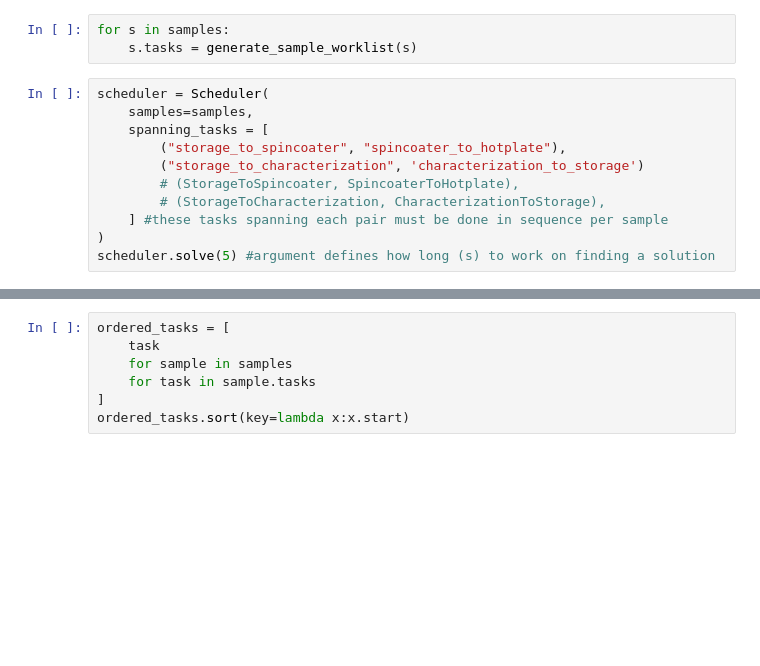
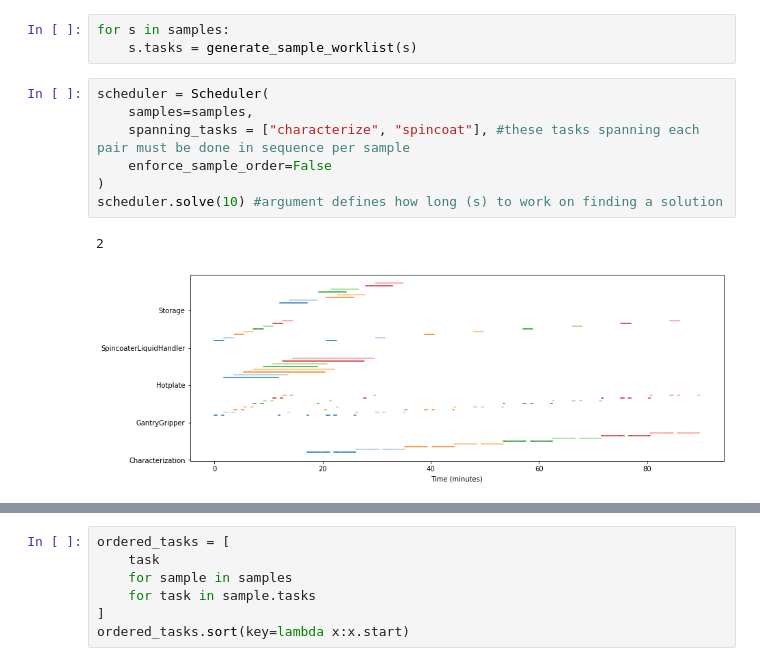
Before and after one commit to fenning-research-group/PASCAL, a Jupyter notebook: frgpascal/Examples/20210703 Planning Phase.ipynb, the cells around one changed output, grey strips where cells are left out. Saved outputs shown, nothing was run; the diff lists cells and outputs as text; blank space fills up the shorter version.

```diff
--- a/frgpascal/Examples/20210703 Planning Phase.ipynb
+++ b/frgpascal/Examples/20210703 Planning Phase.ipynb
@@ -495,11 +508,10 @@ for s in samples:
 # %%
 scheduler = Scheduler(
     samples=samples,
-    spanning_tasks = [
-        ("storage_to_spincoater", "spincoater_to_hotplate"),
-        ("storage_to_characterization", 'characterization_to_storage')
-        # (StorageToSpincoater, SpincoaterToHotplate),
-        # (StorageToCharacterization, CharacterizationToStorage),
-    ] #these tasks spanning each pair must be done in sequence per sample
+    spanning_tasks = ["characterize", "spincoat"], #these tasks spanning each pair must be done in sequence per sample
+    enforce_sample_order=False
 )
-scheduler.solve(5) #argument defines how long (s) to work on finding a solution
+scheduler.solve(10) #argument defines how long (s) to work on finding a solution
+# %% [output]
+2
+[figure, added]
```
Also changed, not shown: parts of 10 cells of this notebook, 6 other files.
